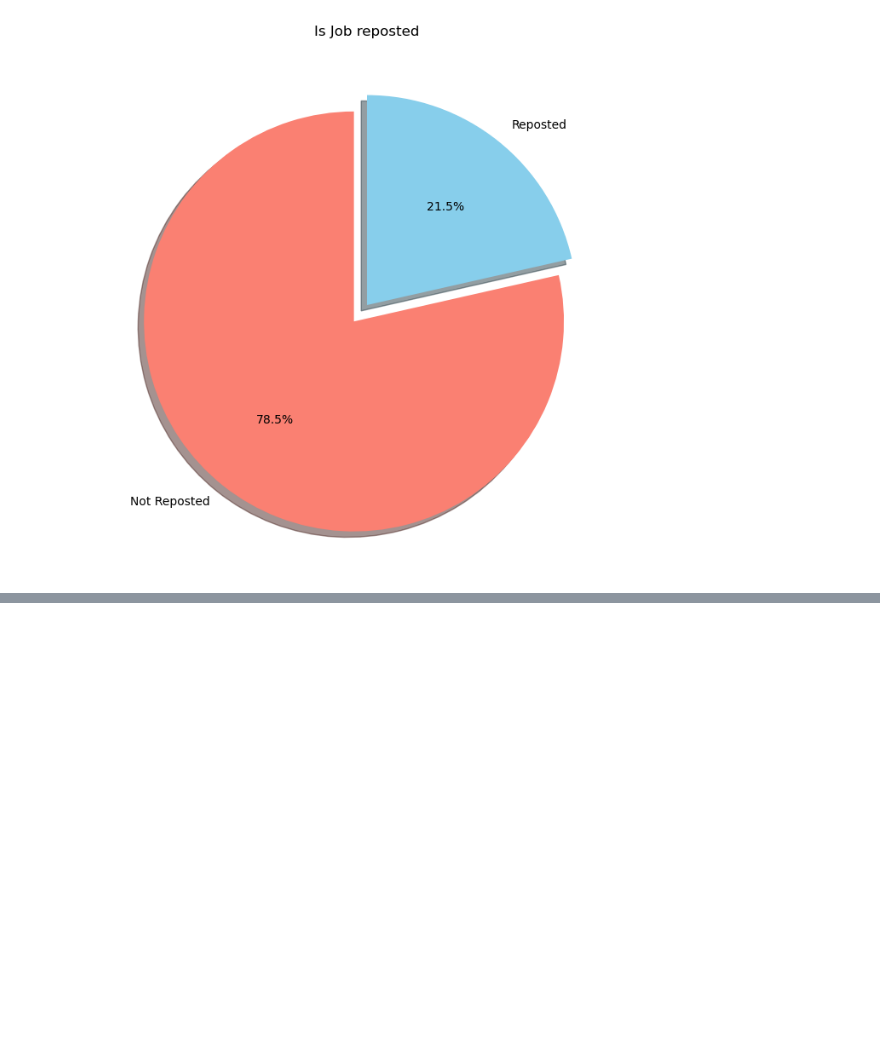
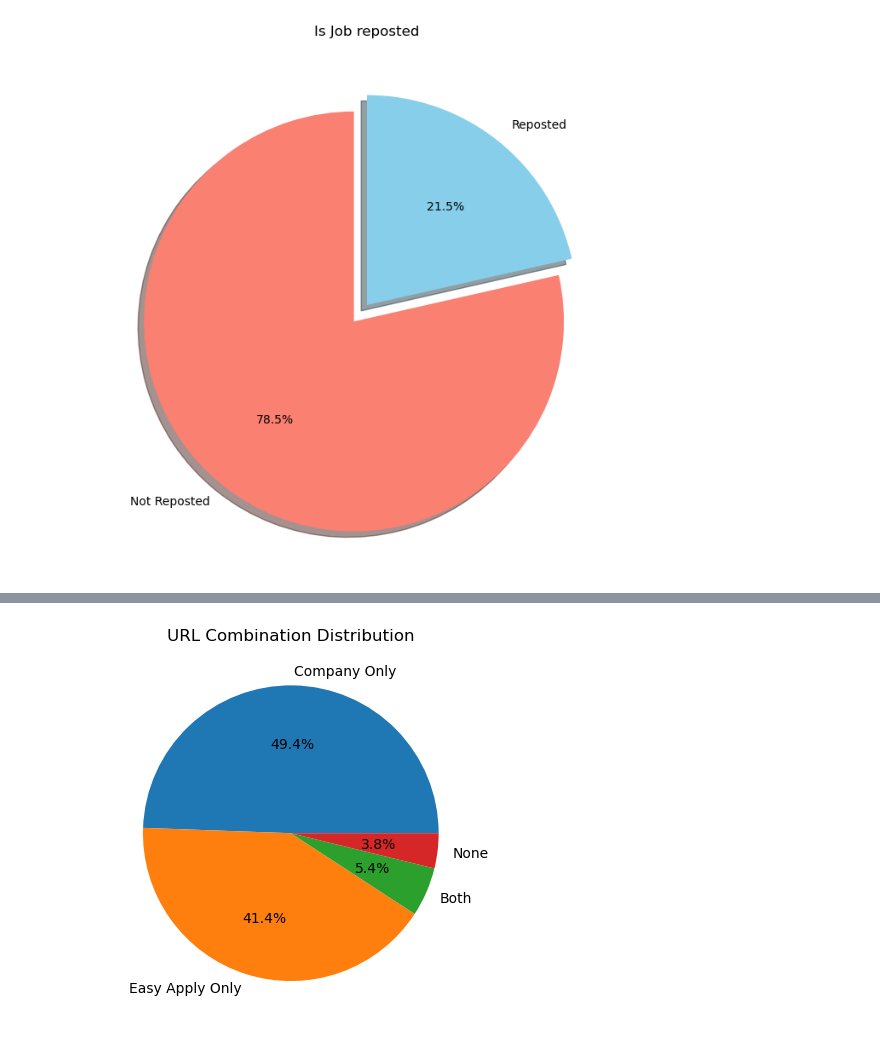
Before and after one commit to B-Kosev/social-media-linkedin-analyis, a Jupyter notebook: LinkedIn_Analysis.ipynb, the cells around one changed output, grey strips where cells are left out. Cells and saved outputs as stored; diff of their text form; code cells hidden in the pictures; blank space fills up the shorter version.

```diff
--- a/LinkedIn_Analysis.ipynb
+++ b/LinkedIn_Analysis.ipynb
@@ -384,0 +481,12 @@ plt.show()
+# %%
+# Check for combinations of URL presence
+unique_columns_df['combination'] = unique_columns_df[['companyApplyUrl_present', 'easyApplyUrl_present']].apply(
+    lambda x: 'Both' if x.all() else 'Company Only' if x[0] else 'Easy Apply Only' if x[1] else 'None', axis=1
+)
+
+combination_counts = unique_columns_df['combination'].value_counts()
+combination_counts.plot(kind='pie', autopct='%1.1f%%', title='URL Combination Distribution')
+plt.ylabel('')
+plt.show()
+# %% [output]
+[figure, added]
```
Also changed, not shown: parts of 17 cells of this notebook.
